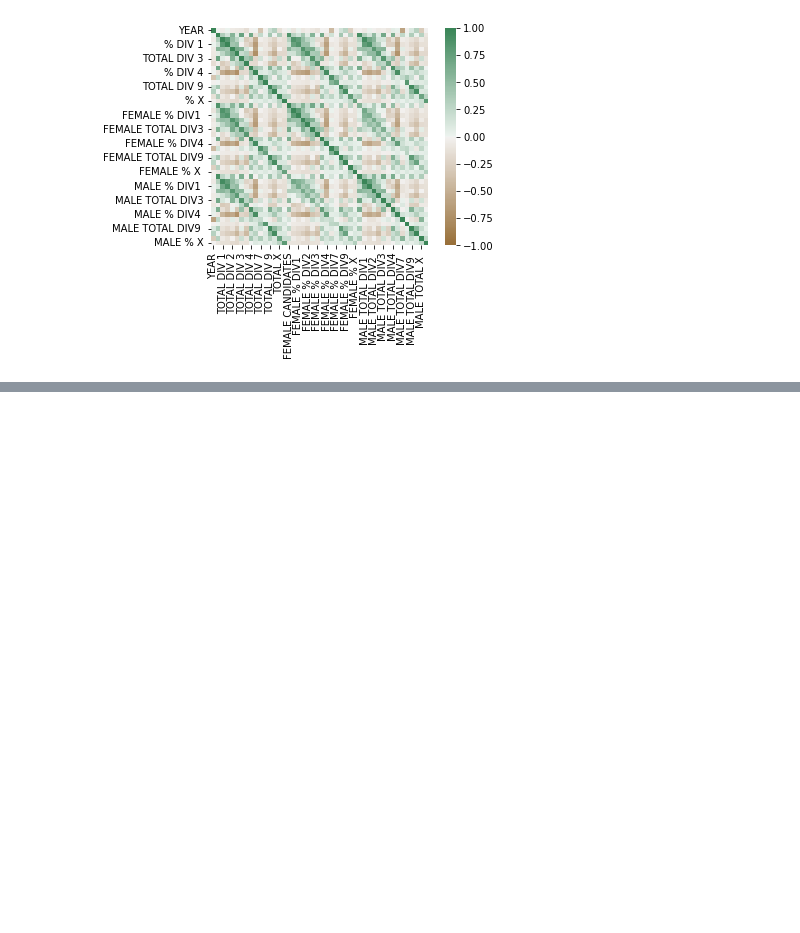
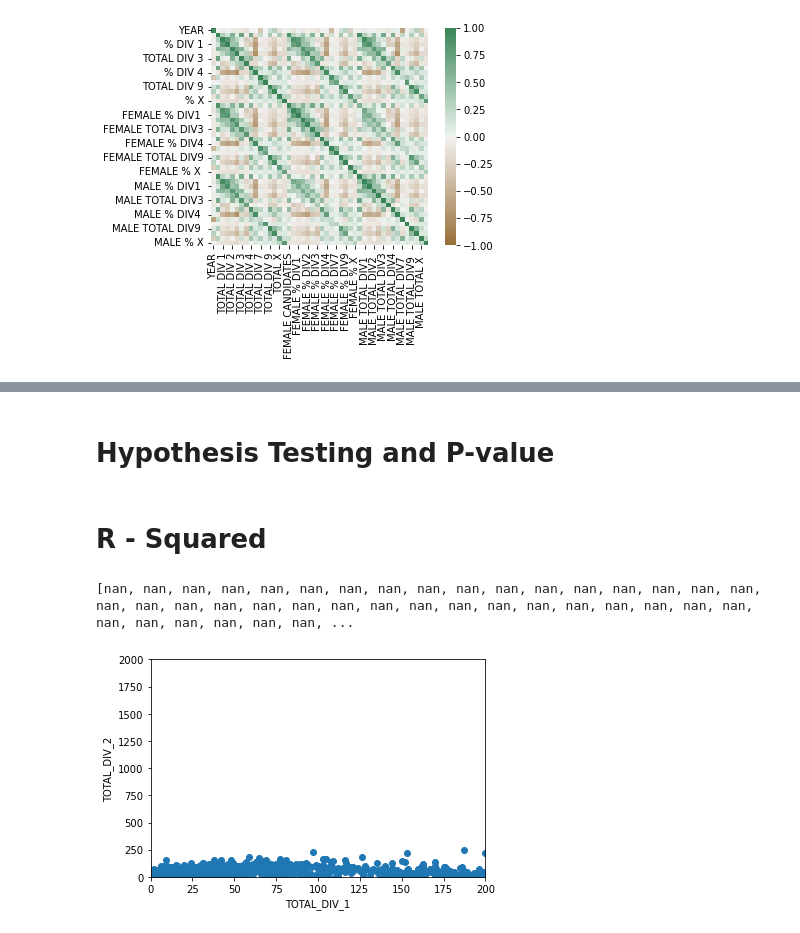
Before and after one commit to muwongelawrence-tech/demo_Analysis, a Jupyter notebook: demo notebook.ipynb, the cells around one changed output, grey strips where cells are left out. Cells and saved outputs as stored; diff of their text form; code cells hidden in the pictures; blank space fills up the shorter version.

```diff
--- a/demo notebook.ipynb
+++ b/demo notebook.ipynb
@@ -581,0 +580,2 @@ print(Predict_Calorie_Burnage(180))
+# %% [markdown]
+# Hypothesis Testing and P-value
@@ -581,0 +603,2 @@ print(Predict_Calorie_Burnage(180))
+# %% [markdown]
+# R - Squared
@@ -581,0 +614,24 @@ print(Predict_Calorie_Burnage(180))
+# %%
+x = health_data["TOTAL DIV 1"]
+y = health_data ["TOTAL DIV 2"]
+
+slope, intercept, r, p, std_err = stats.linregress(x, y)
+
+def myfunc(x):
+ return slope * x + intercept
+
+mymodel = list(map(myfunc, x))
+
+print(mymodel)
+
+plt.scatter(x, y)
+plt.plot(x, mymodel)
+plt.ylim(ymin=0, ymax=2000)
+plt.xlim(xmin=0, xmax=200)
+plt.xlabel("TOTAL_DIV_1")
+plt.ylabel ("TOTAL_DIV_2")
+
+plt.show()
+# %% [output]
+[nan, nan, nan, nan, nan, nan, nan, nan, nan, nan, nan, nan, nan, nan, nan, nan, nan, nan, nan, nan, nan, nan, nan, nan, nan, nan, nan, nan, nan, nan, nan, nan, nan, nan, nan, nan, nan, nan, nan, nan, ...
+[figure, added]
```
Also changed, not shown: parts of 29 cells of this notebook.
